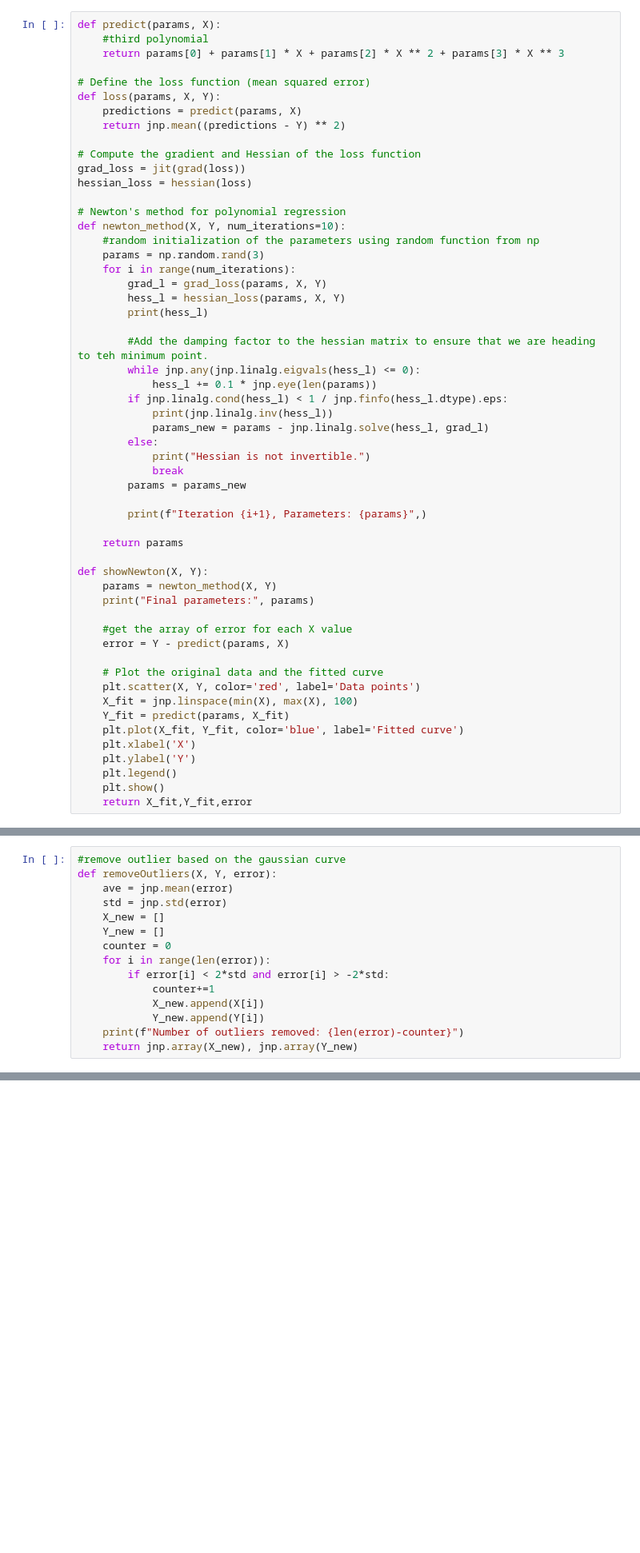
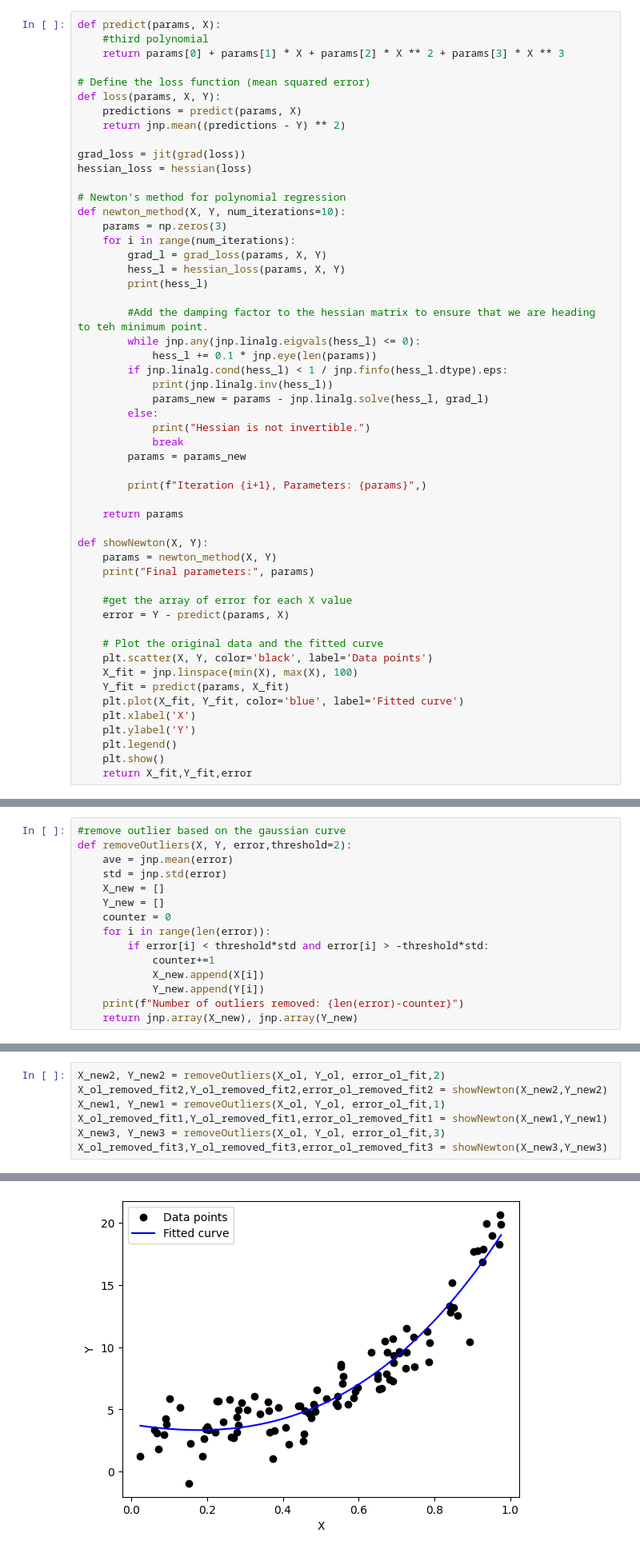
Before and after one commit to Romasa102/CurveFittingAlgorithm, a Jupyter notebook: CurveFit.ipynb, the cells around one changed output, grey strips where cells are left out. Shown: that part at 80% size. Cells and saved outputs as stored; diff of their text form; blank space fills up the shorter version.

```diff
--- a/CurveFit.ipynb
+++ b/CurveFit.ipynb
@@ -55,14 +42,12 @@ def loss(params, X, Y):
     predictions = predict(params, X)
     return jnp.mean((predictions - Y) ** 2)
 
-# Compute the gradient and Hessian of the loss function
 grad_loss = jit(grad(loss))
 hessian_loss = hessian(loss)
 
 # Newton's method for polynomial regression
 def newton_method(X, Y, num_iterations=10):
-    #random initialization of the parameters using random function from np
-    params = np.random.rand(3)
+    params = np.zeros(3)
     for i in range(num_iterations):
         grad_l = grad_loss(params, X, Y)
         hess_l = hessian_loss(params, X, Y)
@@ -91,7 +76,7 @@ def showNewton(X, Y):
     error = Y - predict(params, X)
 
     # Plot the original data and the fitted curve
-    plt.scatter(X, Y, color='red', label='Data points')
+    plt.scatter(X, Y, color='black', label='Data points')
     X_fit = jnp.linspace(min(X), max(X), 100)
     Y_fit = predict(params, X_fit)
     plt.plot(X_fit, Y_fit, color='blue', label='Fitted curve')
@@ -209,13 +124,13 @@ GaussianCurve(error_ol_fit)
 # %%
 #remove outlier based on the gaussian curve
-def removeOutliers(X, Y, error):
+def removeOutliers(X, Y, error,threshold=2):
     ave = jnp.mean(error)
     std = jnp.std(error)
     X_new = []
     Y_new = []
     counter = 0
     for i in range(len(error)):
-        if error[i] < 2*std and error[i] > -2*std:
+        if error[i] < threshold*std and error[i] > -threshold*std:
             counter+=1
             X_new.append(X[i])
             Y_new.append(Y[i])
@@ -347,0 +261,8 @@ Text(0, 0.5, 'Y')
+# %%
+X_new2, Y_new2 = removeOutliers(X_ol, Y_ol, error_ol_fit,2)
+X_ol_removed_fit2,Y_ol_removed_fit2,error_ol_removed_fit2 = showNewton(X_new2,Y_new2)
+X_new1, Y_new1 = removeOutliers(X_ol, Y_ol, error_ol_fit,1)
+X_ol_removed_fit1,Y_ol_removed_fit1,error_ol_removed_fit1 = showNewton(X_new1,Y_new1)
+X_new3, Y_new3 = removeOutliers(X_ol, Y_ol, error_ol_fit,3)
+X_ol_removed_fit3,Y_ol_removed_fit3,error_ol_removed_fit3 = showNewton(X_new3,Y_new3)
+# %% [output]
@@ -347,0 +286 @@ Text(0, 0.5, 'Y')
+[figure, added]
```
Also changed, not shown: parts of 27 cells of this notebook.
